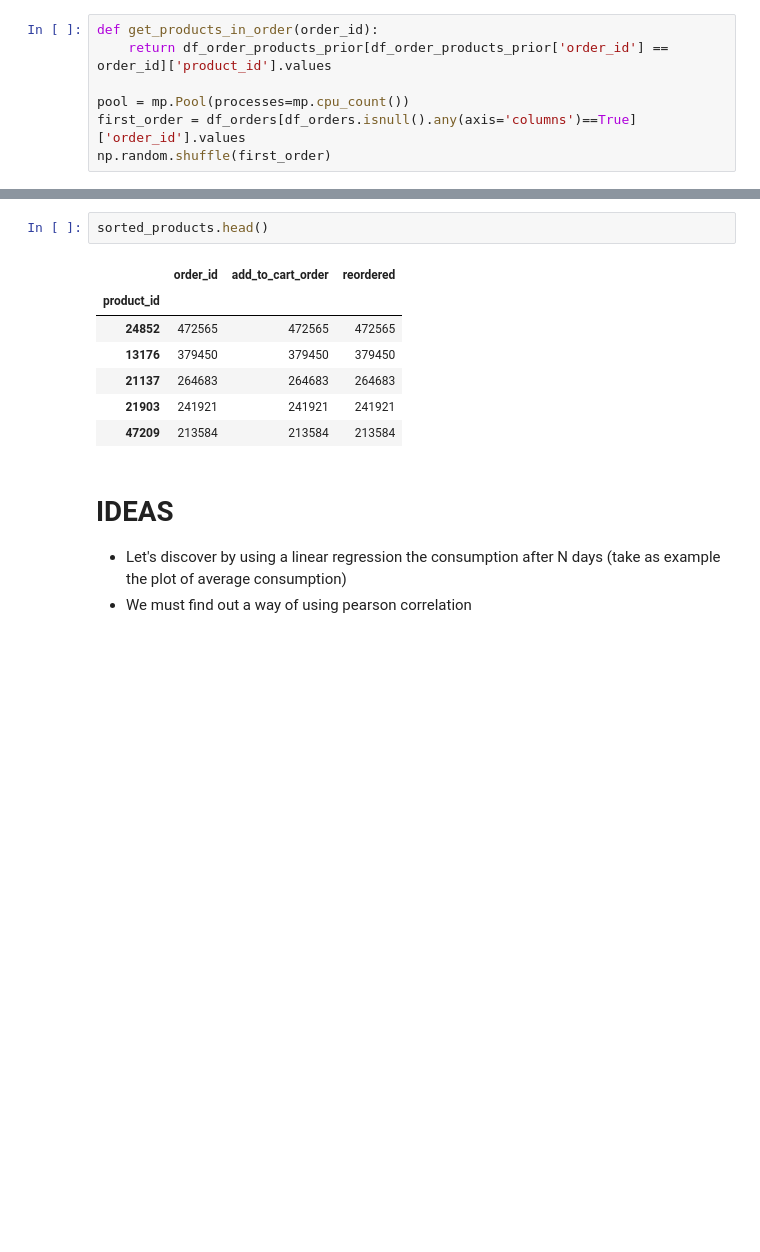
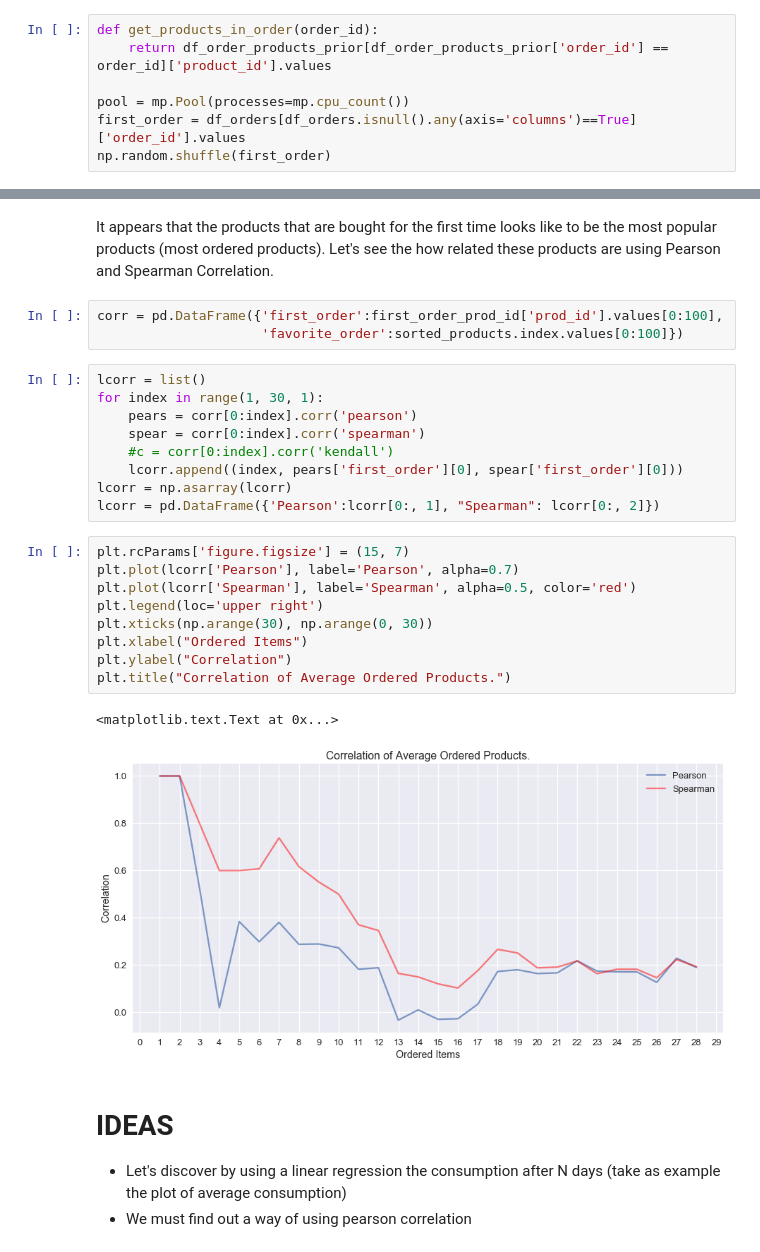
Before and after one commit to clebsonc/DataScienceDCC, a Jupyter notebook: InstaCart/Instacark Market Basket Analysis.ipynb, the cells around one changed output, grey strips where cells are left out. Cells and saved outputs as stored; diff of their text form; blank space fills up the shorter version.

Commit message:
correlation done

```diff
--- a/InstaCart/Instacark Market Basket Analysis.ipynb
+++ b/InstaCart/Instacark Market Basket Analysis.ipynb
@@ -453,13 +457,29 @@ plt.ylabel("Orders")
-# %%
-sorted_products.head()
-# %% [output]
-|  | order_id | add_to_cart_order | reordered |
-| product_id |  |  |  |
-| 24852 | 472565 | 472565 | 472565 |
-| 13176 | 379450 | 379450 | 379450 |
-| 21137 | 264683 | 264683 | 264683 |
-| 21903 | 241921 | 241921 | 241921 |
-| 47209 | 213584 | 213584 | 213584 |
+# %% [markdown]
+It appears that the products that are bought for the first time looks like to be the most popular products (most ordered products). Let's see the how related these products are using Pearson and Spearman Correlation.
+# %%
+corr = pd.DataFrame({'first_order':first_order_prod_id['prod_id'].values[0:100],
+                     'favorite_order':sorted_products.index.values[0:100]})
+# %%
+lcorr = list()
+for index in range(1, 30, 1):
+    pears = corr[0:index].corr('pearson')
+    spear = corr[0:index].corr('spearman')
+    #c = corr[0:index].corr('kendall')
+    lcorr.append((index, pears['first_order'][0], spear['first_order'][0]))
+lcorr = np.asarray(lcorr)
+lcorr = pd.DataFrame({'Pearson':lcorr[0:, 1], "Spearman": lcorr[0:, 2]})
+# %%
+plt.rcParams['figure.figsize'] = (15, 7)
+plt.plot(lcorr['Pearson'], label='Pearson', alpha=0.7)
+plt.plot(lcorr['Spearman'], label='Spearman', alpha=0.5, color='red')
+plt.legend(loc='upper right')
+plt.xticks(np.arange(30), np.arange(0, 30))
+plt.xlabel("Ordered Items")
+plt.ylabel("Correlation")
+plt.title("Correlation of Average Ordered Products.")
+# %% [output]
+<matplotlib.text.Text at 0x...>
+[figure, added]
 # %% [markdown]
 # IDEAS
 * Let's discover by using a linear regression the consumption after N days (take as example the plot of average consumption)
```
Also changed, not shown: parts of 6 cells of this notebook.
